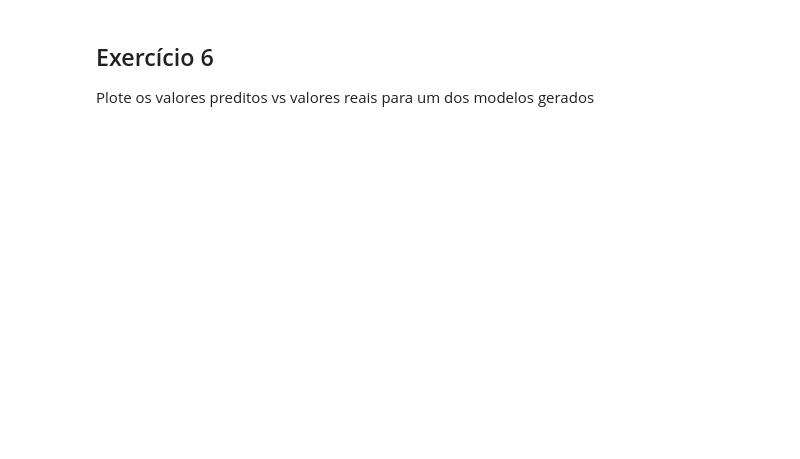
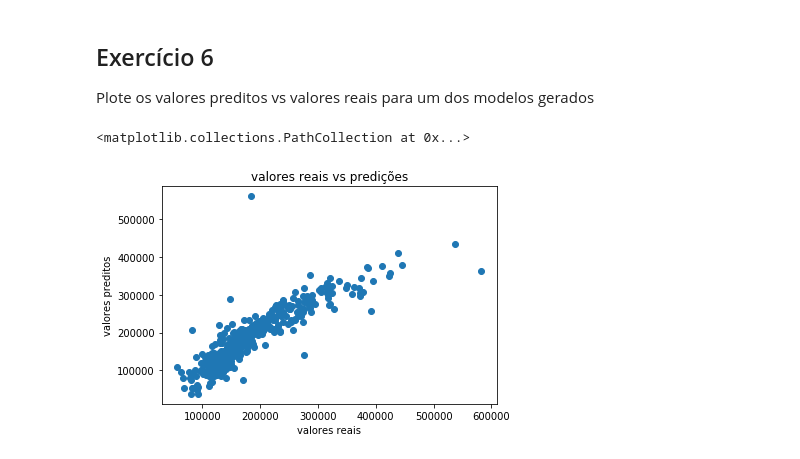
Before and after one commit to higorhi/UFABC-ML-2018, a Jupyter notebook: Atividades/Train_Test_Splits_Validation_Linear_Regression.ipynb, the cells around one changed output. Cells and saved outputs as stored; diff of their text form; code cells hidden in the pictures; blank space fills up the shorter version.

```diff
--- a/Atividades/Train_Test_Splits_Validation_Linear_Regression.ipynb
+++ b/Atividades/Train_Test_Splits_Validation_Linear_Regression.ipynb
@@ -309,10 +291,10 @@ y_data = data[y_col]
 X_train, X_test, y_train, y_test = train_test_split(X_data, y_data, test_size=0.3, random_state=42)
 
 # Repita para a base data_ohc
+feature_cols = [x for x in data_ohc.columns if x!= y_col]
+X_data_ohc = data_ohc[feature_cols]
+y_data_ohc = data_ohc[y_col]
 
-feature_ohc_cols = [col for col in data_ohc.columns if col != y_col]
-X_ohc_data = data_ohc[feature_ohc_cols]
-y_ohc_data = data_ohc[y_col]
-X_ohc_train, X_ohc_test, y_ohc_train, y_ohc_test = train_test_split(X_ohc_data, y_ohc_data, test_size=0.3, random_state=42)
+X_train_ohc, X_test_ohc, y_train_ohc, y_test_ohc = train_test_split(X_data_ohc, y_data_ohc, test_size=0.3, random_state=42)
 # %%
 # Vamos comparar se os índices são os mesmos, o resultado deve ser True
@@ -335,12 +317,12 @@ y_test_pred = LR.predict(X_test)
 
 error_df.append(pd.Series({'train': mean_squared_error(y_train, y_train_pred),
                            'test' : mean_squared_error(y_test,  y_test_pred)},
-                           name='no encoding'))
+                           name='no enc'))
 
 # Repita para a base data_ohc
-LR.fit(X_ohc_train, y_ohc_train)
-y_train_ohc_pred = LR.predict(X_ohc_train)
-y_test_ohc_pred = LR.predict(X_ohc_test)
+LR.fit(X_train_ohc, y_train_ohc)
+y_train_ohc_pred = LR.predict(X_train_ohc)
+y_test_ohc_pred = LR.predict(X_test_ohc)
 
 error_df.append(pd.Series({'train': mean_squared_error(y_train_ohc, y_train_ohc_pred),
                            'test' : mean_squared_error(y_test_ohc,  y_test_ohc_pred)},
@@ -387,16 +371,17 @@ LR = LinearRegression()
 
 # itera sobre todas as combinações de escala e bases
 errors = {}
+predictions = {}
 for encoding_label, (_X_train, _y_train, _X_test, _y_test) in training_test_sets.items():
     for scaler_label, scaler in scalers.items():
         trainingset = _X_train.copy()  # vamos fazer uma cópia para não bagunçar o original
         testset = _X_test.copy()
-        trainingset[float_columns] = scaler.fit_transform(???)
-        testset[float_columns] = scaler.transform(???)
-        LR.fit(???)
-        predictions = LR.predict(???)
+        trainingset[float_columns] = scaler.fit_transform(trainingset[float_columns])
+        testset[float_columns] = scaler.transform(testset[float_columns])
+        LR.fit(trainingset, _y_train)
         key = encoding_label + ' - ' + scaler_label + 'scaling'
-        errors[key] = mean_squared_error(_y_test, predictions)
+        predictions[key] = LR.predict(testset)
+        errors[key] = mean_squared_error(_y_test, predictions[key])
 
 errors = pd.Series(errors)
 print(errors.to_string())
@@ -413,0 +409,18 @@ import seaborn as sns
+# %%
+import matplotlib.pyplot as plt
+import seaborn as sns
+%matplotlib inline
+
+plot_data = pd.DataFrame([y_test, predictions['not_encoded - minmaxscaling']])
+plot_data = plot_data.transpose()
+
+fig, axis = plt.subplots()
+
+axis.set_title('valores reais vs predições')
+axis.set_xlabel('valores reais')
+axis.set_ylabel('valores preditos')
+
+axis.scatter(y_test, predictions['not_encoded - minmaxscaling'])
+# %% [output]
+<matplotlib.collections.PathCollection at 0x...>
+[figure, added]
```
Also changed, not shown: parts of 11 cells of this notebook, 11 other files.
